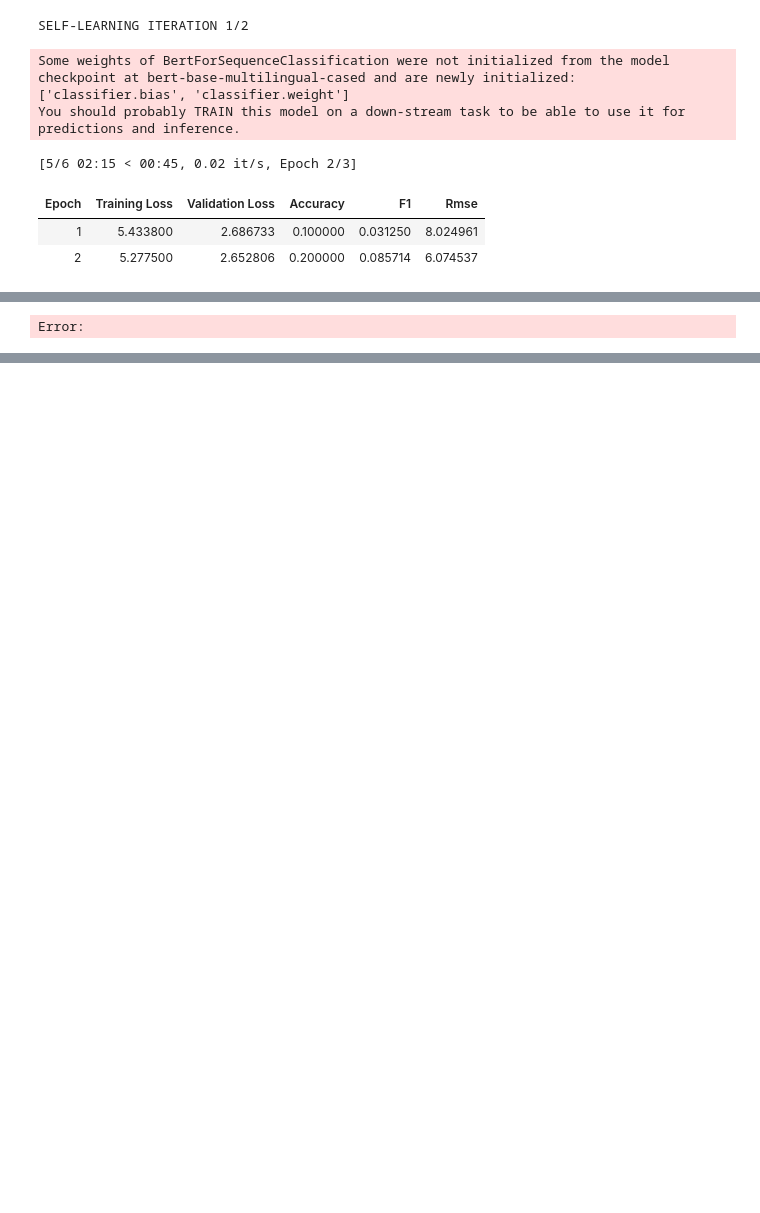
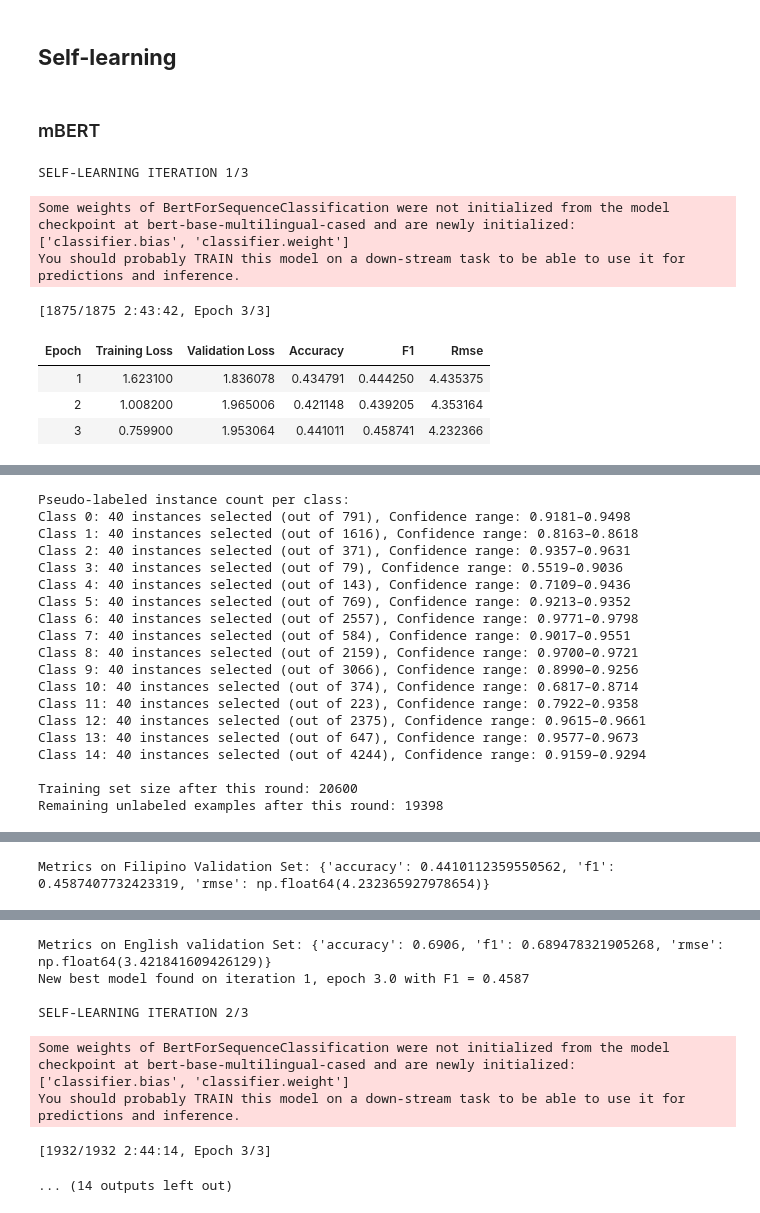
Before and after one commit to zbolislis/MARISOL-2.0, a Jupyter notebook: sl_adv.ipynb, the cells around one changed output, grey strips where cells are left out. Cells and saved outputs as stored; diff of their text form; code cells hidden in the pictures; blank space fills up the shorter version.

```diff
--- a/sl_adv.ipynb
+++ b/sl_adv.ipynb
@@ -22,13 +23,8 @@ fil_test_file = 'datasets/fil_test_1000.csv'
 # %%
 # === Load Data ===
-# en_train_df = pd.read_csv(en_train_file)
-# en_test_df = pd.read_csv(en_test_file)
-# fil_train_df = pd.read_csv(fil_train_file)
-# fil_test_df = pd.read_csv(fil_test_file)
-
-en_train_df = pd.read_csv(en_train_file).sample(n=40, random_state=42)
-en_test_df = pd.read_csv(en_test_file).sample(n=10, random_state=42)
-fil_train_df = pd.read_csv(fil_train_file).sample(n=40, random_state=42)
-fil_test_df = pd.read_csv(fil_test_file).sample(n=10, random_state=42)
+en_train_df = pd.read_csv(en_train_file)
+en_test_df = pd.read_csv(en_test_file)
+fil_train_df = pd.read_csv(fil_train_file)
+fil_test_df = pd.read_csv(fil_test_file)
 # %%
 # === Label cleanup ===
@@ -107,11 +99,11 @@ fil_test_df
 # === Config ===
 
 # Choose model: 'bert-base-multilingual-cased' or 'xlm-roberta-base'
-model_name = "bert-base-multilingual-cased" # or "xlm-roberta-base"
+model_name = 'xlm-roberta-base'
 
 # Training hyperparameters
 num_labels = 15
-max_length = 256
+max_length = 128
 learning_rate = 2e-5
 train_batch_size = 32
 eval_batch_size = 32
@@ -119,8 +111,8 @@ num_epochs = 3
 weight_decay = 0.01
 
 # For self-training
-num_top_k = 5
-num_self_train = 2
+num_top_k = 40
+num_self_train = 3
 
 # For adversarial training
 adv_training = True
@@ -143,9 +135,9 @@ def compute_metrics(eval_pred):
     labels = np.array(labels)
 
     return {
-        "accuracy": accuracy_score(labels, preds),
-        "f1": f1_score(labels, preds, average="macro"),
-        "rmse": np.sqrt(mean_squared_error(labels, preds))
+        'accuracy': accuracy_score(labels, preds),
+        'f1': f1_score(labels, preds, average='weighted'),
+        'rmse': np.sqrt(mean_squared_error(labels, preds))
     }
 # %%
 def get_embedding_name(model_name):
@@ -233,6 +225,14 @@ def predict(trainer, train_dataset, unlabeled_dataset, label_list, num_k):
     updated_train, remaining_unlabeled = sort(train_dataset, unlabeled_dataset, logits, label_list, num_k)
 
     return updated_train, remaining_unlabeled
+# %%
+def set_seed(seed):
+    random.seed(seed)
+    np.random.seed(seed)
+    torch.manual_seed(seed)
+    torch.cuda.manual_seed_all(seed)
+    torch.backends.cudnn.deterministic = True
+    torch.backends.cudnn.benchmark = False
 # %%
 # === Main Training Loop ===
 def self_training_loop():
@@ -319,13 +332,17 @@ def self_training_loop():
 
     print(f"\nBest overall model was from iteration {best_iteration}, epoch {best_epoch:.1f} with F1 = {best_f1:.4f}")
+# %% [markdown]
+## **Self-learning**
+# %% [markdown]
+### mBERT
 # %%
-if __name__ == "__main__":
-    self_training_loop()
+self_training_loop()
 # %% [output]
-SELF-LEARNING ITERATION 1/2
+SELF-LEARNING ITERATION 1/3
 Some weights of BertForSequenceClassification were not initialized from the model checkpoint at bert-base-multilingual-cased and are newly initialized: ['classifier.bias', 'classifier.weight']
 You should probably TRAIN this model on a down-stream task to be able to use it for predictions and inference.
-[5/6 02:15 < 00:45, 0.02 it/s, Epoch 2/3]
+[1875/1875 2:43:42, Epoch 3/3]
 | Epoch | Training Loss | Validation Loss | Accuracy | F1 | Rmse |
-| 1 | 5.433800 | 2.686733 | 0.100000 | 0.031250 | 8.024961 |
-| 2 | 5.277500 | 2.652806 | 0.200000 | 0.085714 | 6.074537 |
+| 1 | 1.623100 | 1.836078 | 0.434791 | 0.444250 | 4.435375 |
+| 2 | 1.008200 | 1.965006 | 0.421148 | 0.439205 | 4.353164 |
+| 3 | 0.759900 | 1.953064 | 0.441011 | 0.458741 | 4.232366 |
@@ -332 +350,19 @@ You should probably TRAIN this model on a down-stream task to be able to use it
-Error:
+Pseudo-labeled instance count per class:
+Class 0: 40 instances selected (out of 791), Confidence range: 0.9181–0.9498
+Class 1: 40 instances selected (out of 1616), Confidence range: 0.8163–0.8618
+Class 2: 40 instances selected (out of 371), Confidence range: 0.9357–0.9631
+Class 3: 40 instances selected (out of 79), Confidence range: 0.5519–0.9036
+Class 4: 40 instances selected (out of 143), Confidence range: 0.7109–0.9436
+Class 5: 40 instances selected (out of 769), Confidence range: 0.9213–0.9352
+Class 6: 40 instances selected (out of 2557), Confidence range: 0.9771–0.9798
+Class 7: 40 instances selected (out of 584), Confidence range: 0.9017–0.9551
+Class 8: 40 instances selected (out of 2159), Confidence range: 0.9700–0.9721
+Class 9: 40 instances selected (out of 3066), Confidence range: 0.8990–0.9256
+Class 10: 40 instances selected (out of 374), Confidence range: 0.6817–0.8714
+Class 11: 40 instances selected (out of 223), Confidence range: 0.7922–0.9358
+Class 12: 40 instances selected (out of 2375), Confidence range: 0.9615–0.9661
+Class 13: 40 instances selected (out of 647), Confidence range: 0.9577–0.9673
+Class 14: 40 instances selected (out of 4244), Confidence range: 0.9159–0.9294
+
+Training set size after this round: 20600
+Remaining unlabeled examples after this round: 19398
@@ -332,0 +370 @@ Error:
+Metrics on Filipino Validation Set: {'accuracy': 0.4410112359550562, 'f1': 0.4587407732423319, 'rmse': np.float64(4.232365927978654)}
@@ -332,0 +372,8 @@ Error:
+Metrics on English validation Set: {'accuracy': 0.6906, 'f1': 0.689478321905268, 'rmse': np.float64(3.421841609426129)}
+New best model found on iteration 1, epoch 3.0 with F1 = 0.4587
+
+SELF-LEARNING ITERATION 2/3
+Some weights of BertForSequenceClassification were not initialized from the model checkpoint at bert-base-multilingual-cased and are newly initialized: ['classifier.bias', 'classifier.weight']
+You should probably TRAIN this model on a down-stream task to be able to use it for predictions and inference.
+[1932/1932 2:44:14, Epoch 3/3]
+... (14 outputs left out)
```
Also changed, not shown: parts of 19 cells of this notebook, 33 other files.
